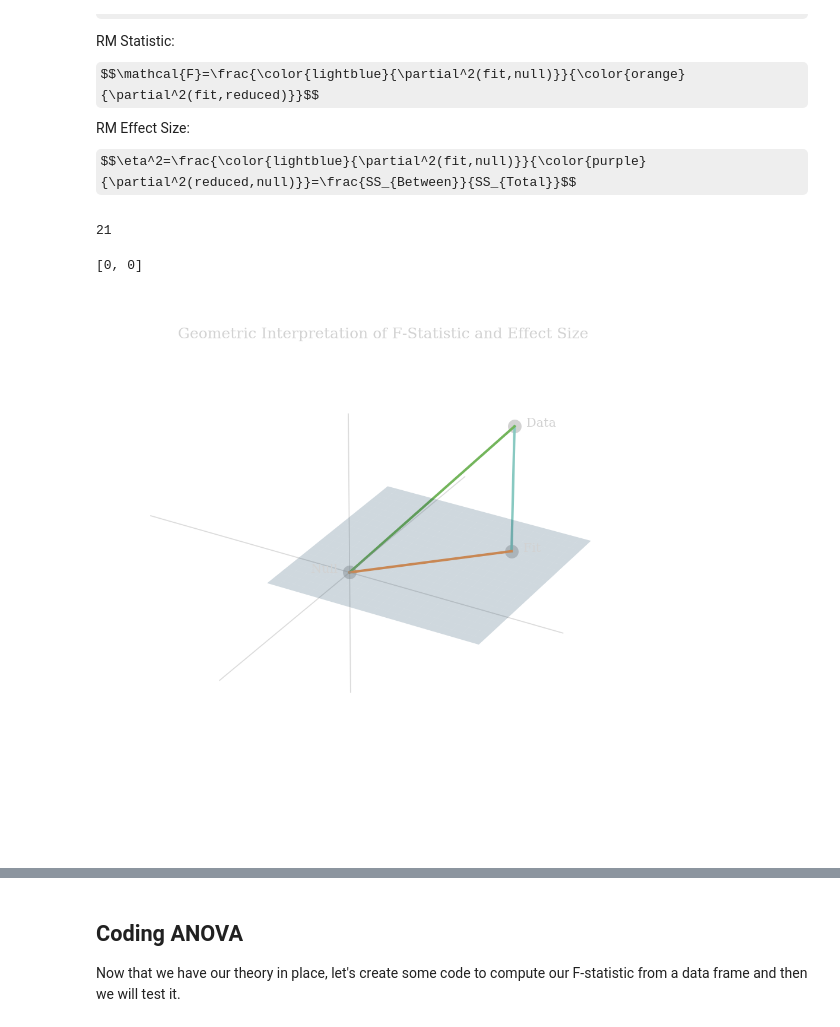
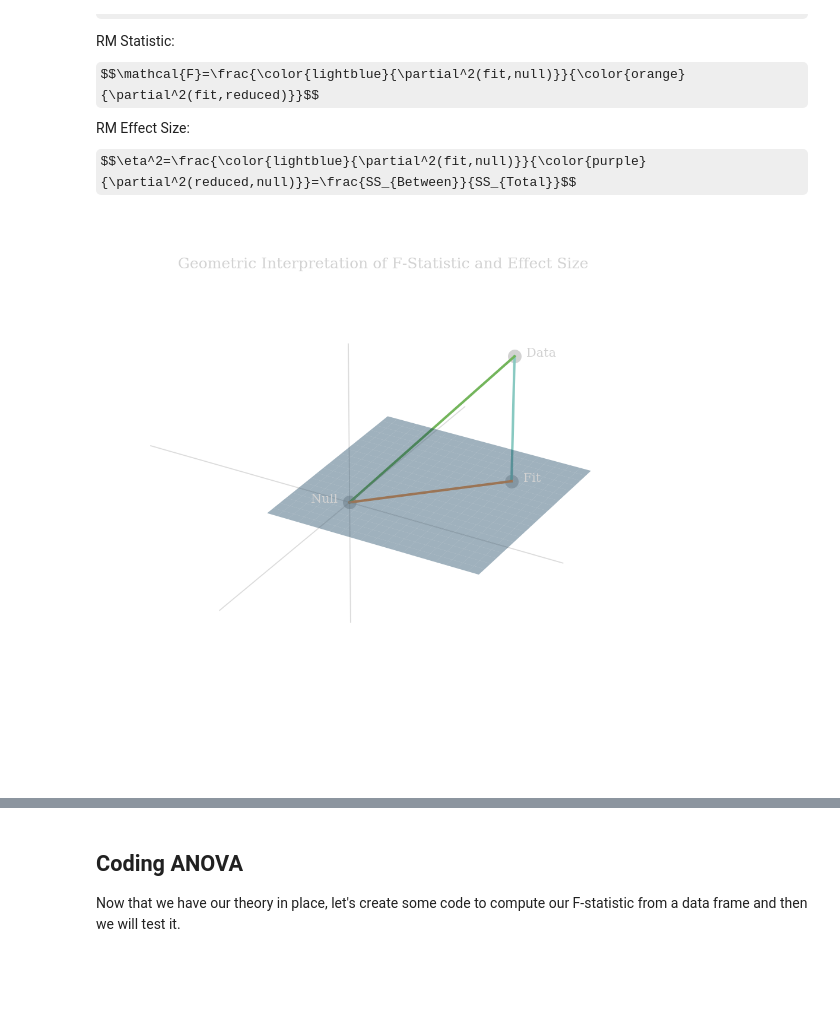
Before and after one commit to Khlick/LS40-Lectures, a Jupyter notebook: lib/_notebooks/ANOVA lectures.ipynb, the cells around one changed output, grey strips where cells are left out. Saved outputs shown, nothing was run; the diff lists cells and outputs as text; code cells hidden in the pictures; some formulas as TeX source; blank space fills up the shorter version.

```diff
--- a/lib/_notebooks/ANOVA lectures.ipynb
+++ b/lib/_notebooks/ANOVA lectures.ipynb
@@ -68,2 +131,25 @@ If we assume a balanced design, then it follows that $F$ is distributed as ![F-D
 
 [F-Dist]:https://upload.wikimedia.org/wikipedia/commons/7/74/F-distribution_pdf.svg "F distribution"
+# %%
+fig = pyp.figure(figsize=(8,4),dpi=150);
+ax = fig.subplots();
+
+df1s = [1,2,10,20,50,100,99]
+df2s = [1,1,5,1,30,30,990]
+dcol = ['blue','orange','green','red','purple','grey2','yellow'];
+x = np.linspace(0.0001,5, 500);
+
+for i in range(len(df1s)):
+  ax.plot(x, stats.f.pdf(x,df1s[i],df2s[i]), lw=3, color = col[dcol[i]], label=f'dof1={df1s[i]}, dof2={df2s[i]}');
+
+leg = fig.legend(loc=1, bbox_to_anchor=(1,1), bbox_transform=ax.transAxes)
+for text in leg.get_texts():
+    text.set_color(col['dkGrey']);
+
+ax.patch.set_alpha(0);
+ax.set_xlim((0,3));
+ax.set_ylim((0,3));
+ax.set_ylabel('Probability Density');
+ax.set_xlabel(r'$\mathcal{F}$');
+
+fig.savefig('../img/AOV_Fstat.svg', transparent=True);
@@ -79,19 +167,6 @@ RM Statistic:
 $$\mathcal{F}=\frac{\color{lightblue}{\partial^2(fit,null)}}{\color{orange}{\partial^2(fit,reduced)}}$$
 RM Effect Size:
 $$\eta^2=\frac{\color{lightblue}{\partial^2(fit,null)}}{\color{purple}{\partial^2(reduced,null)}}=\frac{SS_{Between}}{SS_{Total}}$$
-# %%
-len(np.arange(21)/10 - 1)
-# %% [output]
-21
-# %%
-axLines = [
-  [0,0,0,0,-2,2],
-  [0,0,-2,2,0,0],
-  [-2,2,0,0,0,0],
-];
-axLines[0][0:2]
-# %% [output]
-[0, 0]
 # %%
 from mpl_toolkits.mplot3d import Axes3D
 
@@ -113,36 +188,36 @@ ptData = [
   np.float64([0,0,0])/2, #n
   np.float64([2,2,0])/2 #f
 ];
-ax.plot_surface(xx,yy,z,facecolor=col['satBlue'], alpha=0.2);
+ax.plot_surface(xx,yy,z,facecolor=col['satBlue'], alpha=0.4);
 
 # datfit line
 ax.plot([ptData[0][0],ptData[2][0]], [ptData[0][1],ptData[2][1]], [ptData[0][2],ptData[2][2]],color=col['blue'], lw=2);
 # datnull line
 ax.plot([ptData[0][0],ptData[1][0]], [ptData[0][1],ptData[1][1]], [ptData[0][2],ptData[1][2]],color=col['green'], lw=2);
 # finull line
 ax.plot([ptData[2][0],ptData[1][0]], [ptData[2][1],ptData[1][1]], [ptData[2][2],ptData[1][2]],color=col['orange'], lw=2);
 
 
 names = ['   Data', 'Null   ', '   Fit'];
 align = ['left','right','left'];
 for i in range(3):
   ax.plot(axLines[i][0:2], axLines[i][2:4], zs=axLines[i][4:6], lw=0.85, color = col['grey2'], alpha = 0.4);
   ax.scatter(ptData[i][0], ptData[i][1], ptData[i][2], color=col['grey'], s = 100,zorder=100);
   ax.text(ptData[i][0], ptData[i][1], ptData[i][2], names[i], ha=align[i]);
 
 
 
 ax.set_xlim((-1,1.5));
 ax.set_ylim((-1,1.5));
 ax.set_zlim((-1,1.05));
 ax.set_axis_off();
 ax.patch.set_alpha(0);
 
 ax.set_title('Geometric Interpretation of F-Statistic and Effect Size');
 
 fig.savefig('../img/AOV_SS.svg', transparent=True);
 # %% [output]
-[figure, old version]
+[figure, new version]
 # %%
 from mpl_toolkits.mplot3d.proj3d import proj_transform
 from matplotlib.text import Annotation
```
Also changed, not shown: parts of 37 cells of this notebook, 15 other files.
